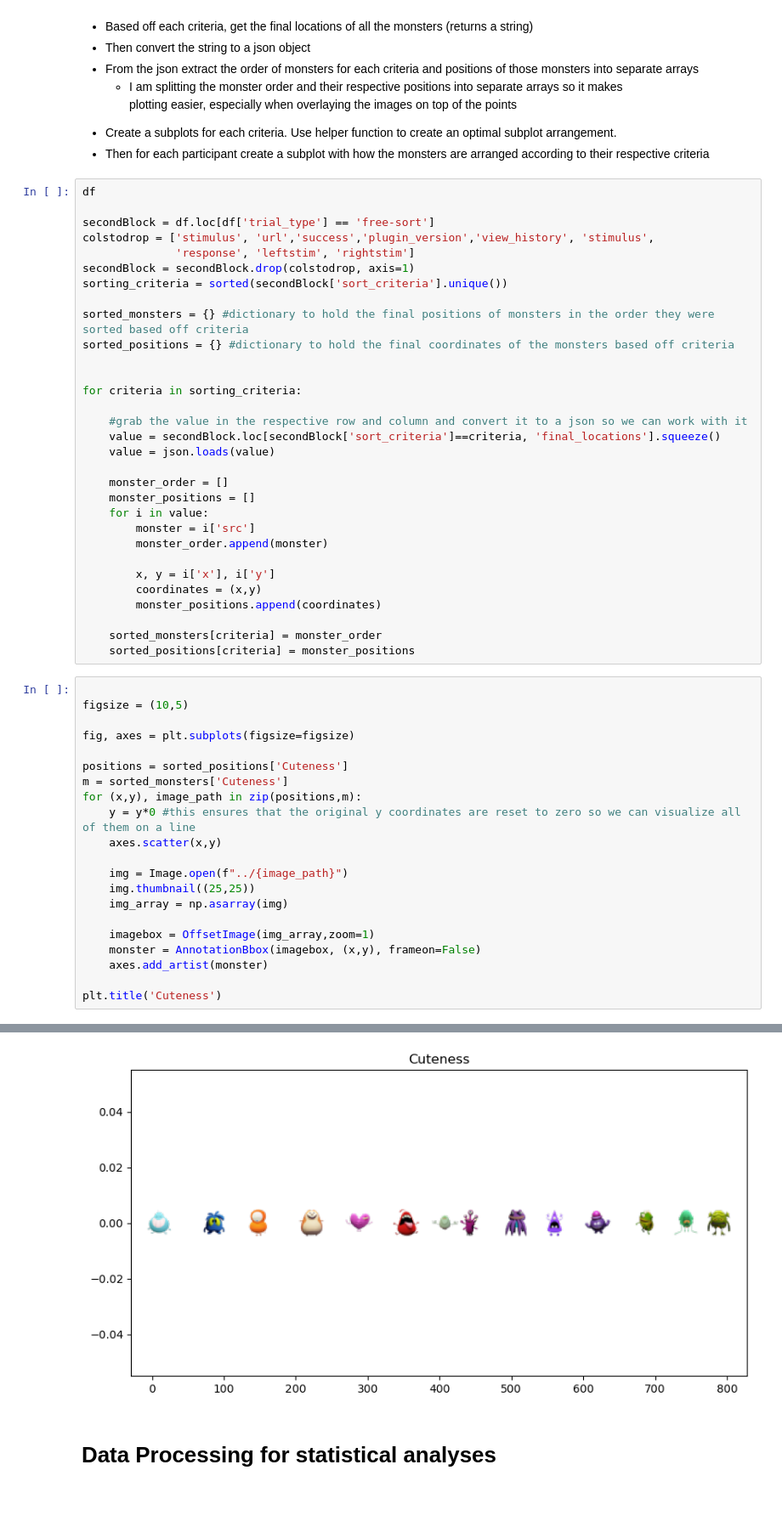
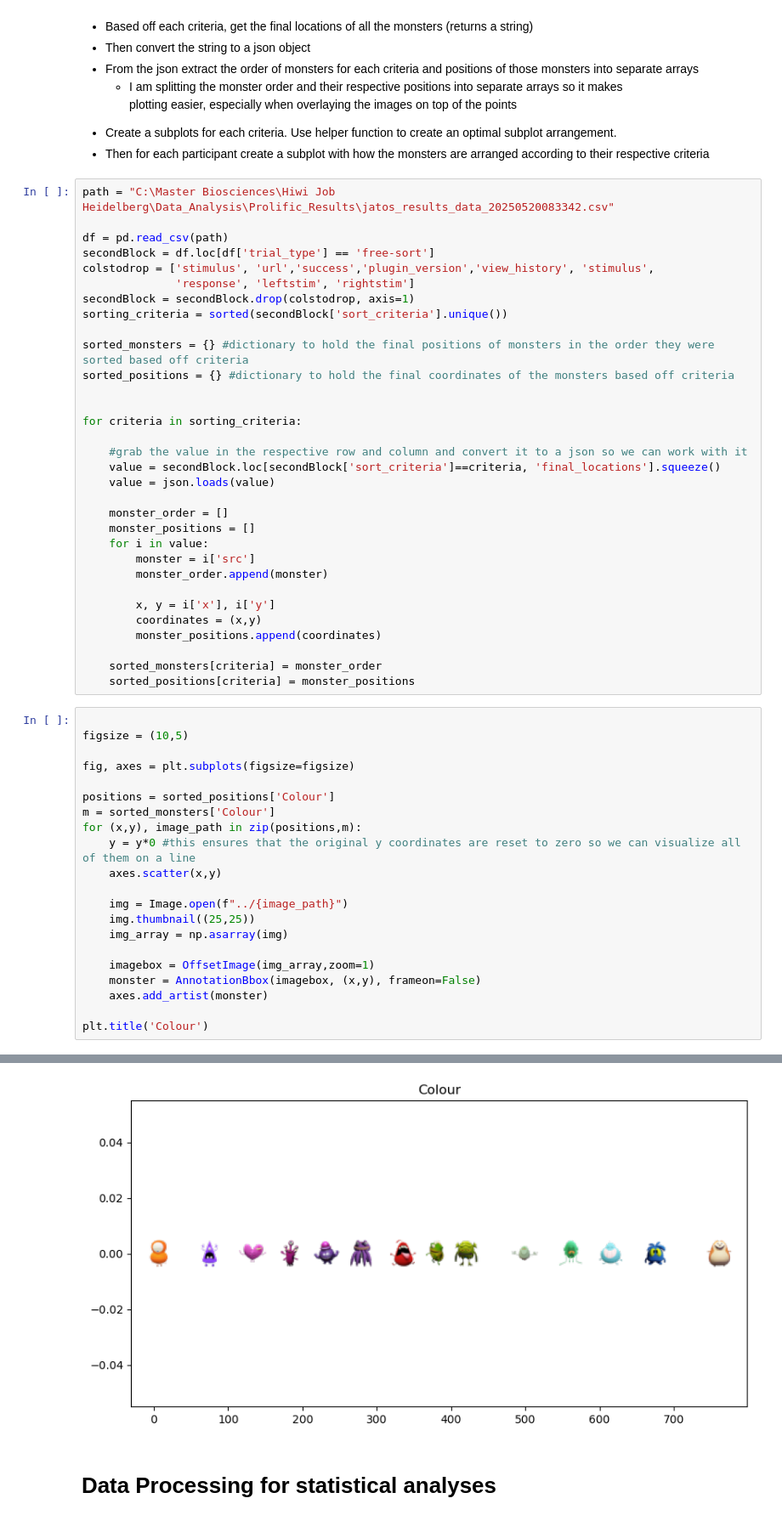
Before and after one commit to Christumas/Cognitive_Maps_Monsters_DataAnalysisCode, a Jupyter notebook: Data_Processing&Raw_Data_Visualization.ipynb, the cells around one changed output, grey strips where cells are left out. Shown at 85% size. Cells and saved outputs as stored; diff of their text form.

```diff
--- a/Data_Processing&Raw_Data_Visualization.ipynb
+++ b/Data_Processing&Raw_Data_Visualization.ipynb
@@ -137,8 +137,9 @@ Text(0.5, 0.98, 'Preferences First Block \nNumber of times each monster was chos
 
  </ul>
 # %%
-df
+path = "C:\Master Biosciences\Hiwi Job Heidelberg\Data_Analysis\Prolific_Results\jatos_results_data_20250520083342.csv"
 
+df = pd.read_csv(path)
 secondBlock = df.loc[df['trial_type'] == 'free-sort']
 colstodrop = ['stimulus', 'url','success','plugin_version','view_history', 'stimulus',
               'response', 'leftstim', 'rightstim']
@@ -173,8 +174,8 @@ figsize = (10,5)
 
 fig, axes = plt.subplots(figsize=figsize)
 
-positions = sorted_positions['Cuteness']
-m = sorted_monsters['Cuteness']
+positions = sorted_positions['Colour']
+m = sorted_monsters['Colour']
 for (x,y), image_path in zip(positions,m):
     y = y*0 #this ensures that the original y coordinates are reset to zero so we can visualize all of them on a line
     axes.scatter(x,y)
@@ -187,5 +188,5 @@ for (x,y), image_path in zip(positions,m):
     monster = AnnotationBbox(imagebox, (x,y), frameon=False)
     axes.add_artist(monster)
 
-plt.title('Cuteness')
+plt.title('Colour')
 # %% [output]
@@ -193,4 +194,4 @@ Text(0.5, 1.0, 'Cuteness')
-[figure, old version]
+[figure, new version]
 # %% [markdown]
 <h1>Data Processing for statistical analyses</h1>
 # %% [markdown]
```
Also changed, not shown: parts of 8 cells of this notebook, 2 other files.
